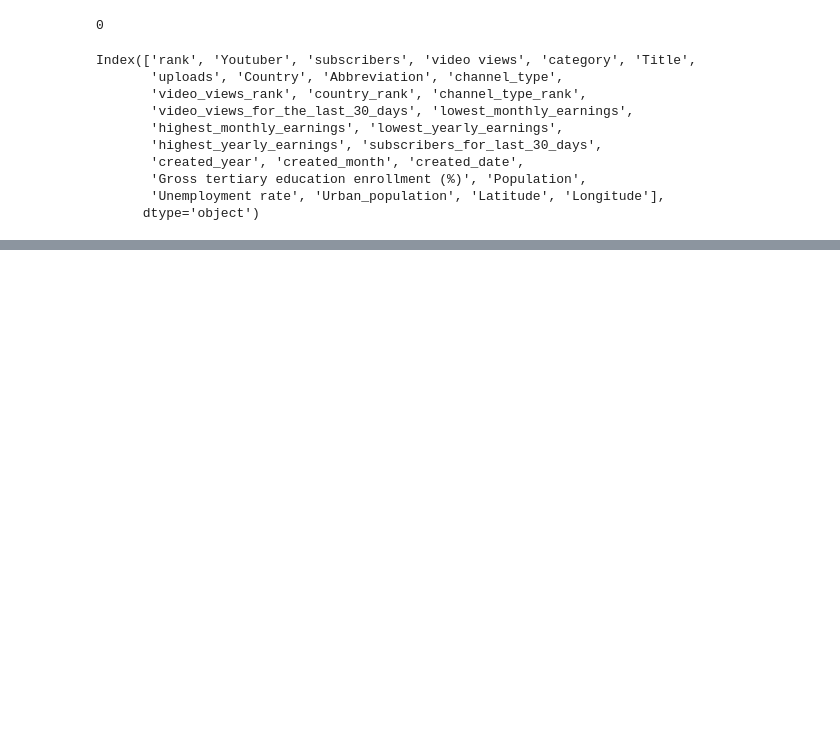
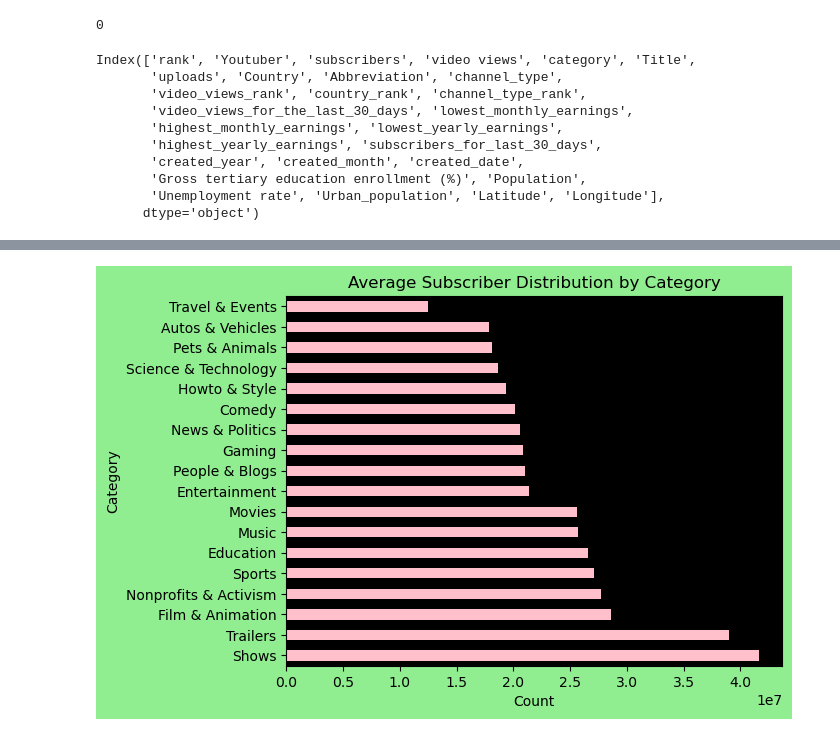
Before and after one commit to parashardevesh/data_analysis_and_ml, a Jupyter notebook: YouTube Statistics/Notebook.ipynb, the cells around one changed output, grey strips where cells are left out. Saved outputs shown, nothing was run; the diff lists cells and outputs as text; code cells hidden in the pictures; blank space fills up the shorter version.

```diff
--- a/YouTube Statistics/Notebook.ipynb
+++ b/YouTube Statistics/Notebook.ipynb
@@ -92,3 +92,6 @@ Index(['rank', 'Youtuber', 'subscribers', 'video views', 'category', 'Title',
        'Gross tertiary education enrollment (%)', 'Population',
        'Unemployment rate', 'Urban_population', 'Latitude', 'Longitude'],
       dtype='object')
+# %%
+avg_subscriber_for_each_category = df.groupby('category')['subscribers'].mean()
+avg_subscriber_for_each_category
@@ -94,0 +147,10 @@ Index(['rank', 'Youtuber', 'subscribers', 'video views', 'category', 'Title',
+# %%
+plt.figure(facecolor='lightgreen')
+plt.rcParams['axes.facecolor'] = 'black'
+avg_subscriber_for_each_category.sort_values(ascending=False).plot(kind='barh', color='pink')
+plt.title('Average Subscriber Distribution by Category')
+plt.xlabel('Count')
+plt.ylabel('Category')
+plt.show()
+# %% [output]
+[figure, added]
```
Also changed, not shown: parts of 35 cells of this notebook.
